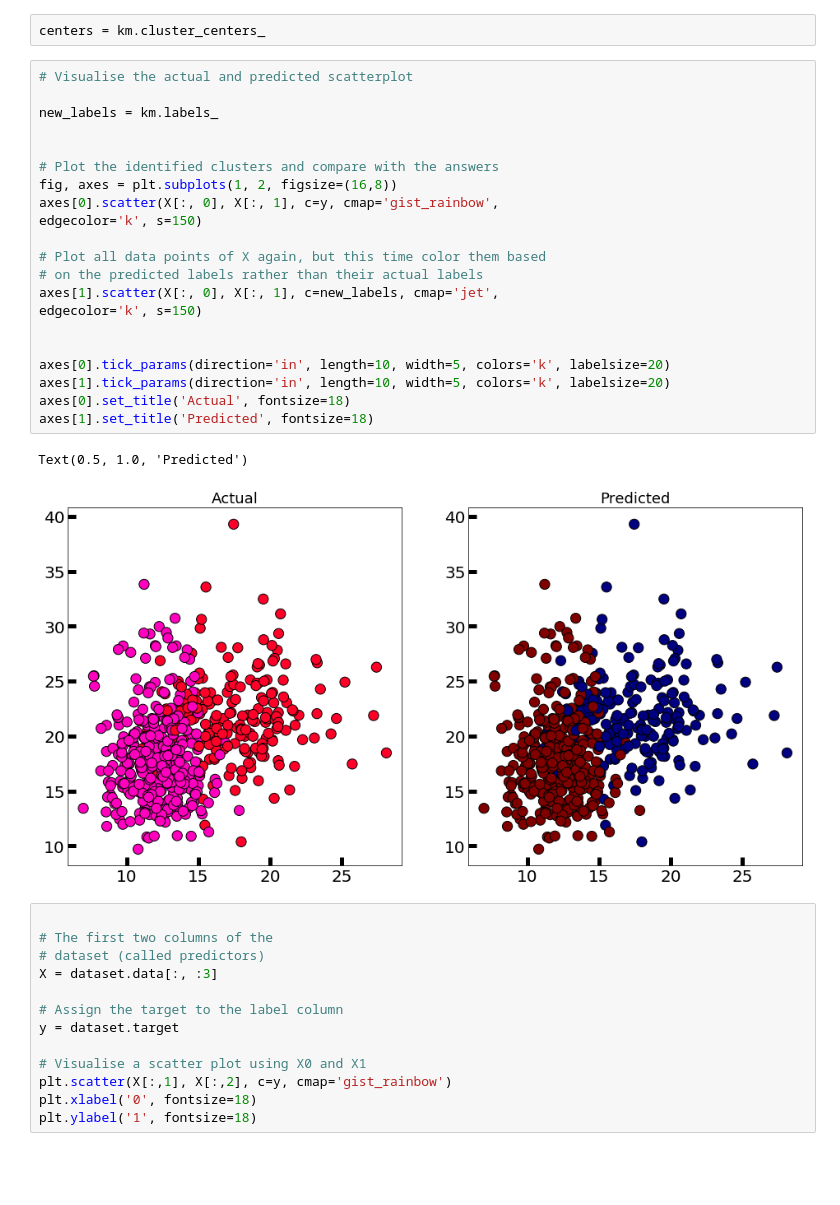
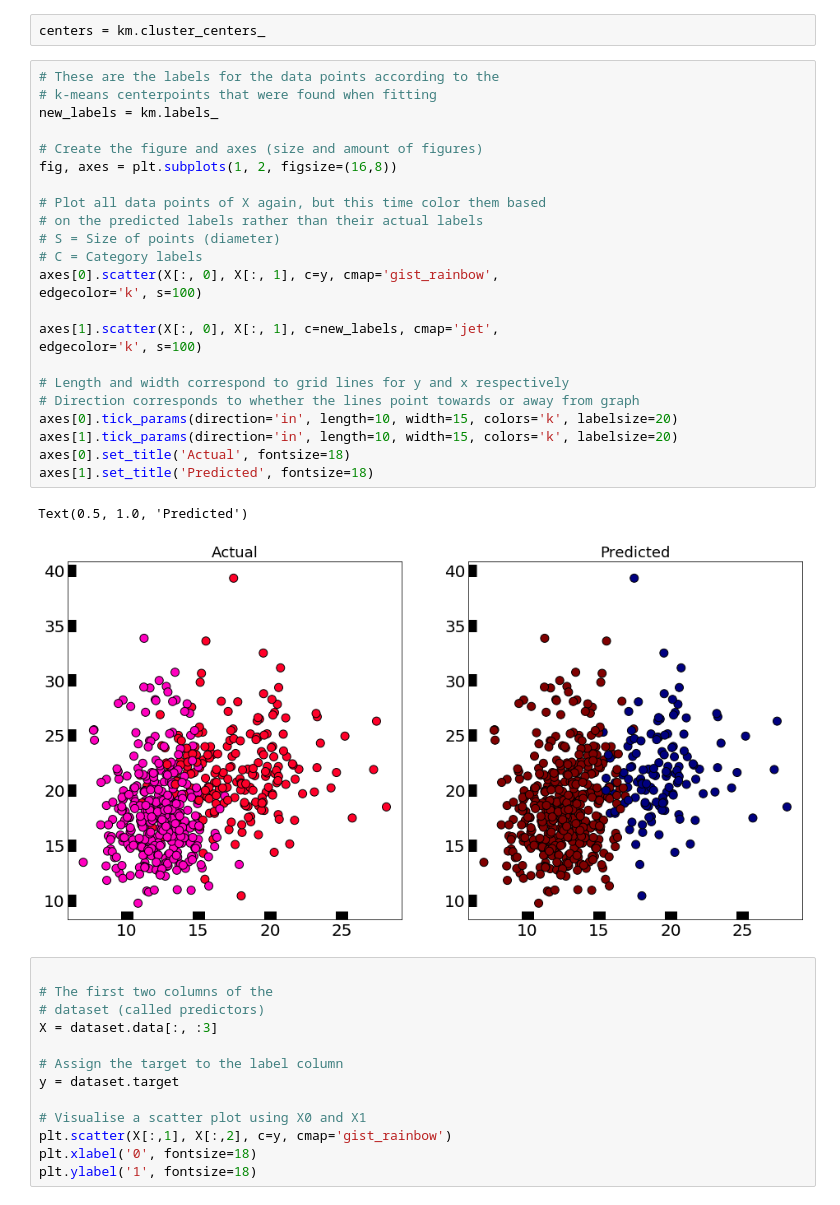
Before and after one commit to FransHuntink/PythonDataScience, a Jupyter notebook: DemoData/BreastCancerClustering.ipynb, the cells around one changed output. Saved outputs shown, nothing was run; the diff lists cells and outputs as text; blank space fills up the shorter version.

```diff
--- a/DemoData/BreastCancerClustering.ipynb
+++ b/DemoData/BreastCancerClustering.ipynb
@@ -38,29 +38,32 @@ KMeans(algorithm='auto', copy_x=True, init='k-means++', max_iter=300,
 # %%
 centers = km.cluster_centers_
 # %%
-# Visualise the actual and predicted scatterplot
-
+# These are the labels for the data points according to the
+# k-means centerpoints that were found when fitting
 new_labels = km.labels_
 
-
-# Plot the identified clusters and compare with the answers
+# Create the figure and axes (size and amount of figures)
 fig, axes = plt.subplots(1, 2, figsize=(16,8))
-axes[0].scatter(X[:, 0], X[:, 1], c=y, cmap='gist_rainbow',
-edgecolor='k', s=150)
 
 # Plot all data points of X again, but this time color them based
 # on the predicted labels rather than their actual labels
+# S = Size of points (diameter)
+# C = Category labels
+axes[0].scatter(X[:, 0], X[:, 1], c=y, cmap='gist_rainbow',
+edgecolor='k', s=100)
+
 axes[1].scatter(X[:, 0], X[:, 1], c=new_labels, cmap='jet',
-edgecolor='k', s=150)
+edgecolor='k', s=100)
 
-
-axes[0].tick_params(direction='in', length=10, width=5, colors='k', labelsize=20)
-axes[1].tick_params(direction='in', length=10, width=5, colors='k', labelsize=20)
+# Length and width correspond to grid lines for y and x respectively
+# Direction corresponds to whether the lines point towards or away from graph
+axes[0].tick_params(direction='in', length=10, width=15, colors='k', labelsize=20)
+axes[1].tick_params(direction='in', length=10, width=15, colors='k', labelsize=20)
 axes[0].set_title('Actual', fontsize=18)
 axes[1].set_title('Predicted', fontsize=18)
 # %% [output]
 Text(0.5, 1.0, 'Predicted')
-[figure, old version]
+[figure, new version]
 # %%
 
 # The first two columns of the
```
